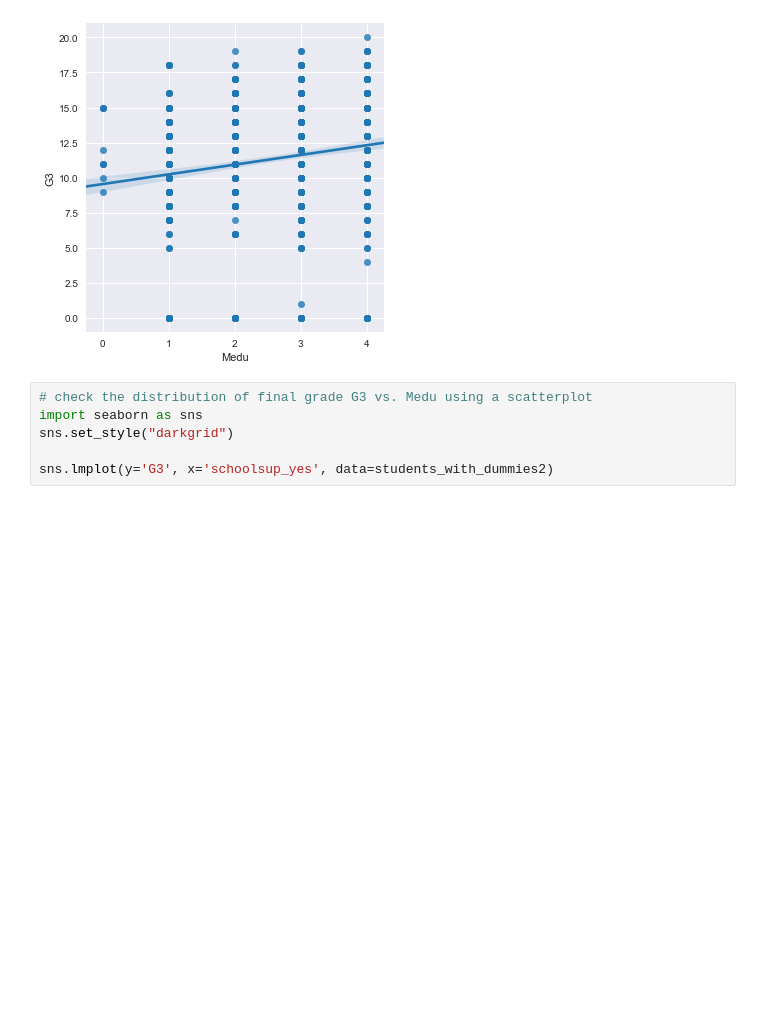
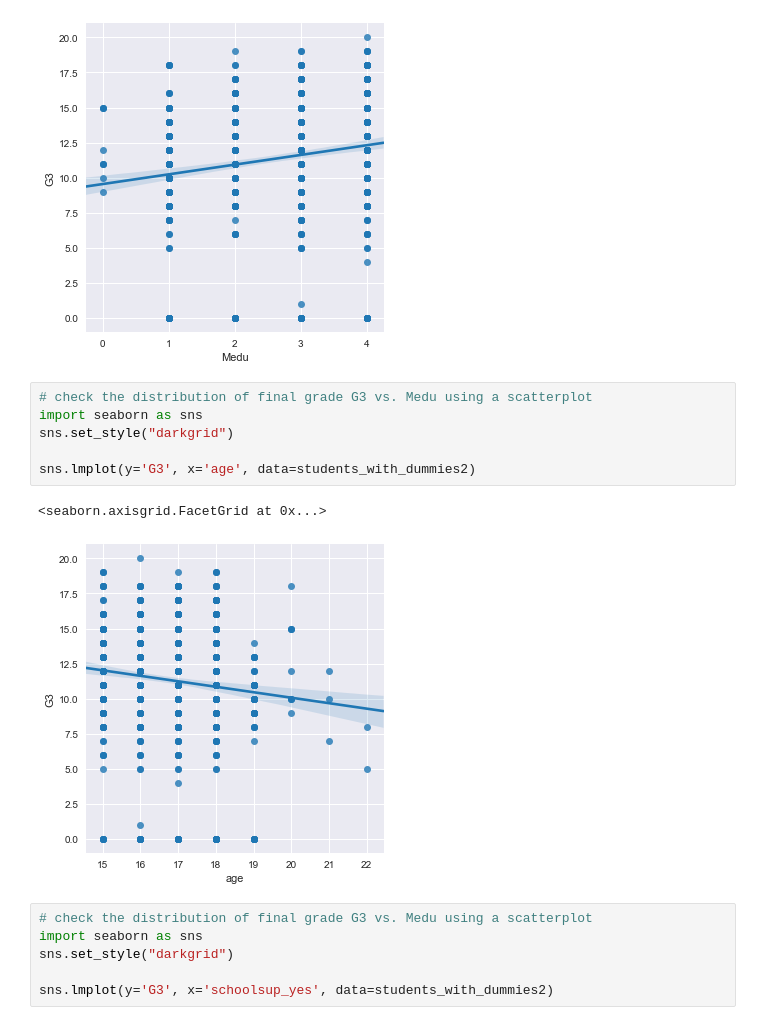
Before and after one commit to cfrandall2/CarolynProject, a Jupyter notebook: StudentGrades-continue.ipynb, the cells around one changed output. Drawn from its saved outputs; the diff is of its cells as text; blank space fills up the shorter version.

```diff
--- a/StudentGrades-continue.ipynb
+++ b/StudentGrades-continue.ipynb
@@ -318,6 +318,15 @@ sns.lmplot(y='G3', x='Medu', data=students_with_dummies2)
 # %% [output]
 <seaborn.axisgrid.FacetGrid at 0x...>
 [figure]
+# %%
+# check the distribution of final grade G3 vs. Medu using a scatterplot
+import seaborn as sns
+sns.set_style("darkgrid")
+
+sns.lmplot(y='G3', x='age', data=students_with_dummies2)
+# %% [output]
+<seaborn.axisgrid.FacetGrid at 0x...>
+[figure, added]
 # %%
 # check the distribution of final grade G3 vs. Medu using a scatterplot
 import seaborn as sns
```
Also changed, not shown: parts of 25 cells of this notebook.
